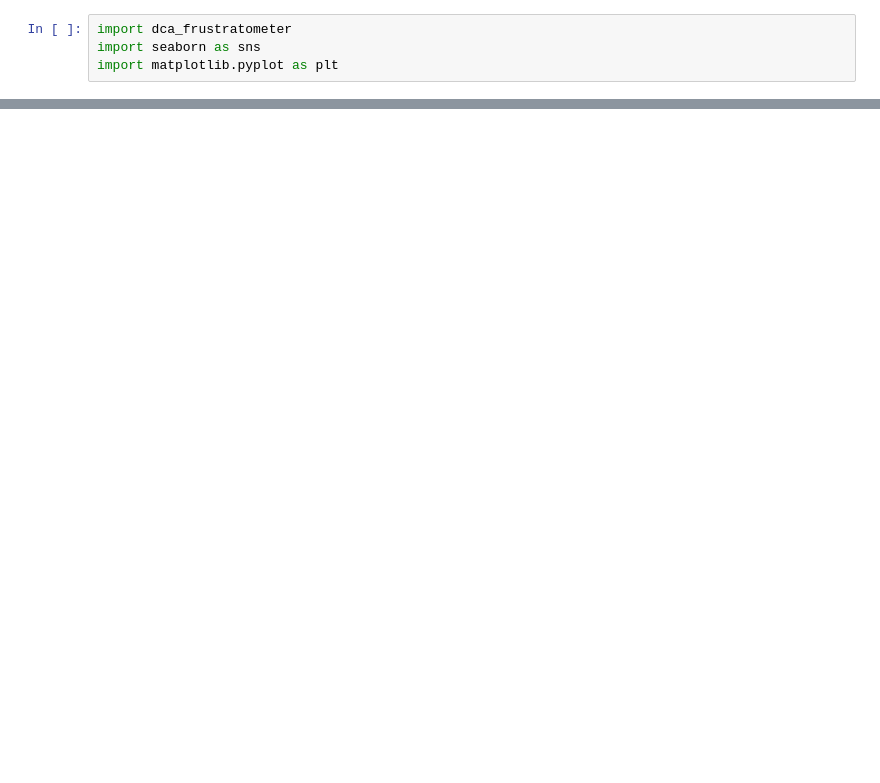
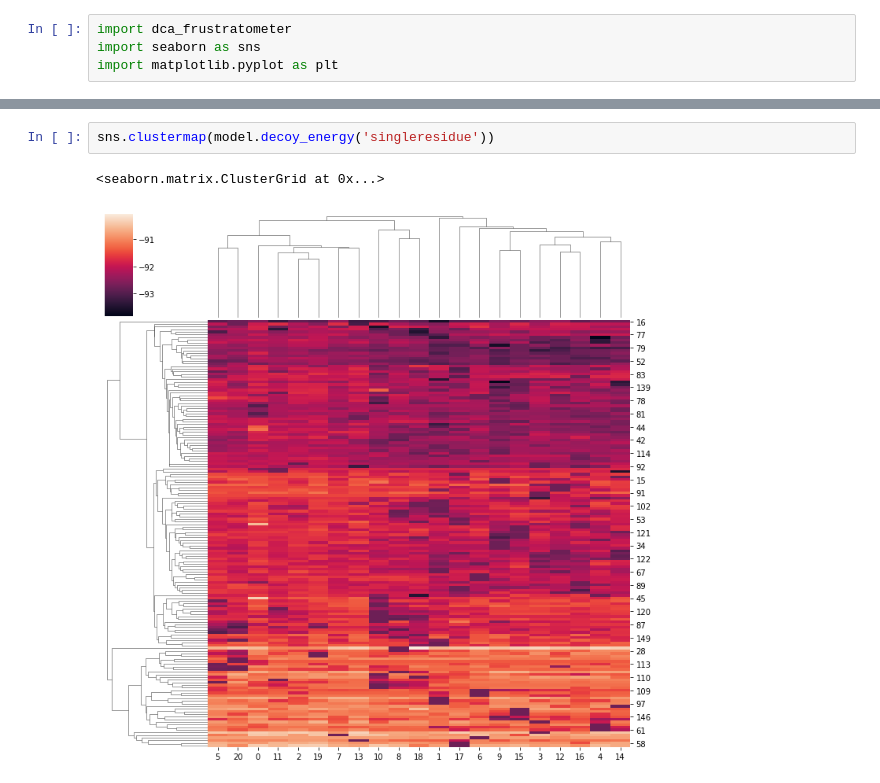
Before and after one commit to HanaJaafari/Frustratometer, a Jupyter notebook: jupyter/DCA_frustration_example.ipynb, the cells around one changed output, grey strips where cells are left out. Cells and saved outputs as stored; diff of their text form; blank space fills up the shorter version.

```diff
--- a/jupyter/DCA_frustration_example.ipynb
+++ b/jupyter/DCA_frustration_example.ipynb
@@ -27,0 +23,5 @@ plt.plot(frustration)
+# %%
+sns.clustermap(model.decoy_energy('singleresidue'))
+# %% [output]
+<seaborn.matrix.ClusterGrid at 0x...>
+[figure, added]
```
Also changed, not shown: parts of 8 cells of this notebook.
